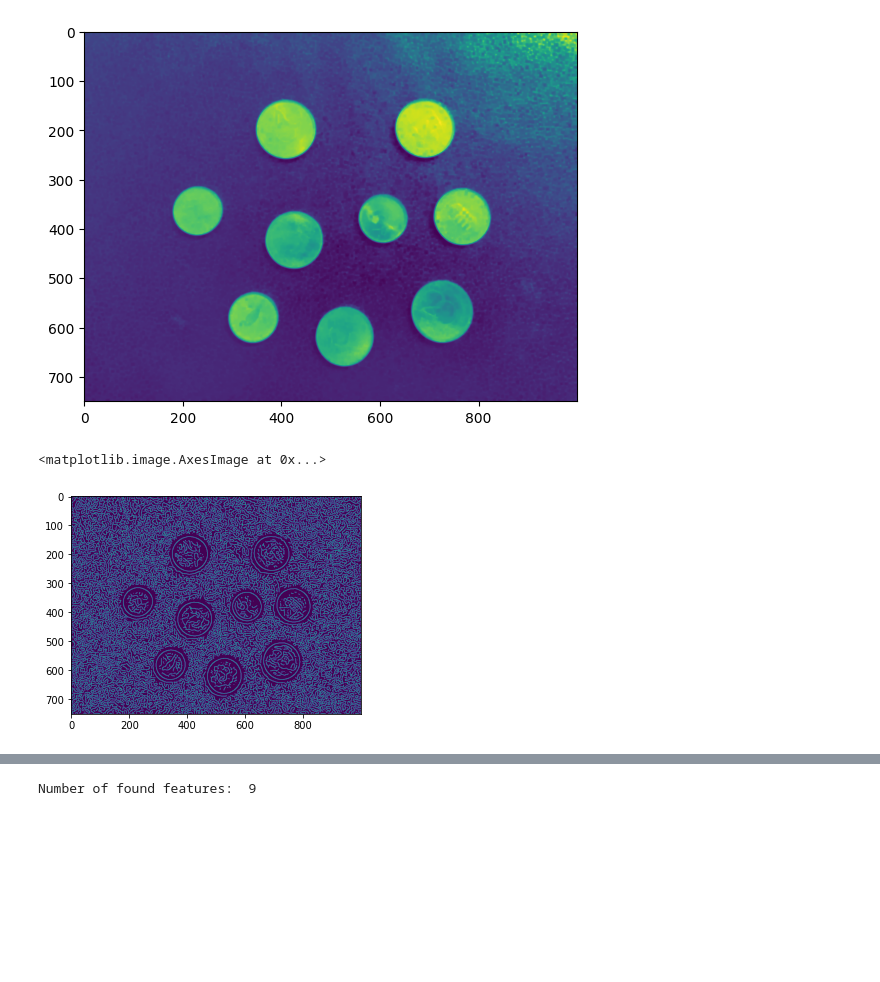
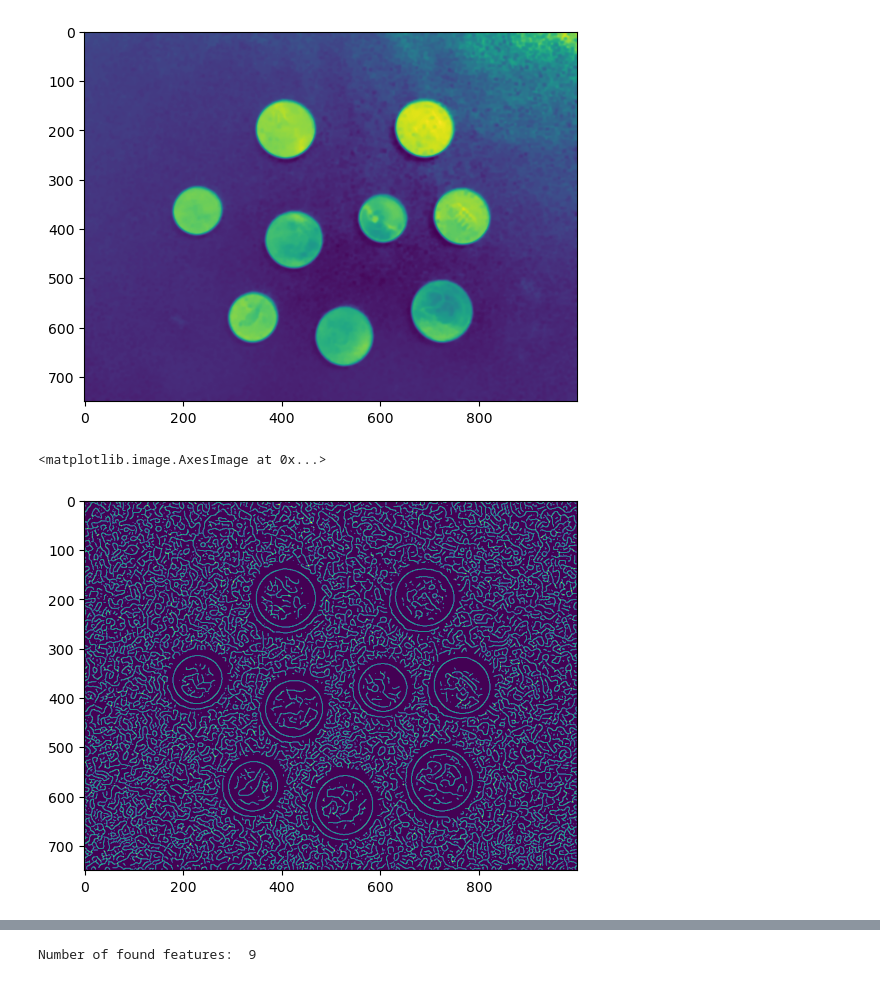
Before and after one commit to eRGiBi/ImageProcessing, a Jupyter notebook: Project 1/hazi_feladat_1.ipynb, the cells around one changed output, grey strips where cells are left out. Saved outputs shown, nothing was run; the diff lists cells and outputs as text; code cells hidden in the pictures; blank space fills up the shorter version.

```diff
--- a/Project 1/hazi_feladat_1.ipynb
+++ b/Project 1/hazi_feladat_1.ipynb
@@ -71,16 +69,14 @@ plt.imshow(coin_arr)
 # %%
-# I tried here removing the shadows without much success..
+# I will be using morphological operations to clean up the image
 
 from skimage.morphology import disk
 
 # Performing morphological erosion, dilation then closing
 s_elem = disk(3)
-coin_arr2 = ndimage.grey_erosion(coin_arr, size=(3, 3))
-sample_open = ndimage.grey_dilation(coin_arr2, size=(2, 2))
+coin_arr_err = ndimage.grey_erosion(coin_arr, size=(3, 3))
+sample_open = ndimage.grey_dilation(coin_arr_err, size=(2, 2))
 
 sample_closed = ndimage.grey_closing(sample_open, size=(5, 5))
 
 plt.imshow(sample_open)
-
-coin_arr = sample_closed
 # %% [output]
@@ -88,17 +84,19 @@ coin_arr = sample_closed
 # %%
 # Gaussian filter for smoothing out the image
-coin_arr = ndimage.gaussian_filter(coin_arr, 1)
-plt.imshow(coin_arr)
+coin_arr_filtered = ndimage.gaussian_filter(sample_open, 1)
+coin_arr_filtered = ndimage.gaussian_filter(coin_arr_filtered, 1)
+coin_arr_filtered = ndimage.gaussian_filter(coin_arr_filtered, 1)
+plt.imshow(coin_arr_filtered)
 # %% [output]
 <matplotlib.image.AxesImage at 0x...>
 [figure]
 # %%
 # Finding the edges
-edges = canny(coin_arr, sigma=3)
+edges = canny(coin_arr_filtered, sigma=3)
 plt.imshow(edges)
 # %% [output]
 <matplotlib.image.AxesImage at 0x...>
-[figure, old version]
+[figure, new version]
 # %%
 # We fill in the holes enclosed by the edges and then erode the small noises
 fill_coins = ndimage.binary_fill_holes(edges)
```
Also changed, not shown: parts of 14 cells of this notebook.
